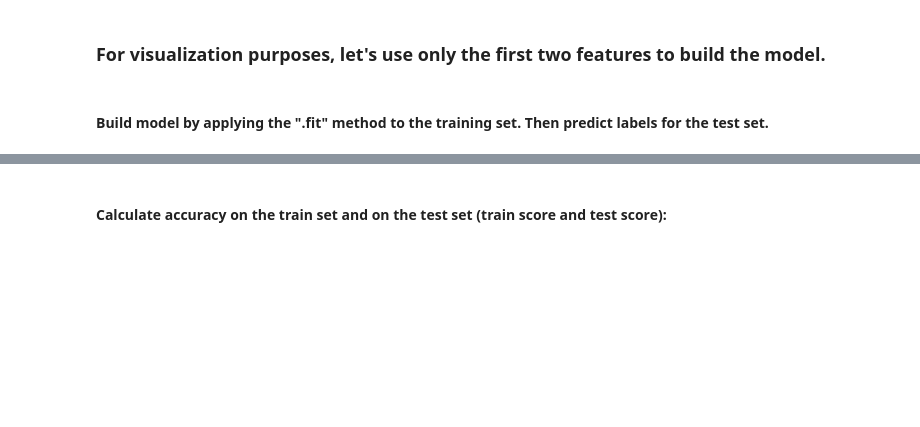
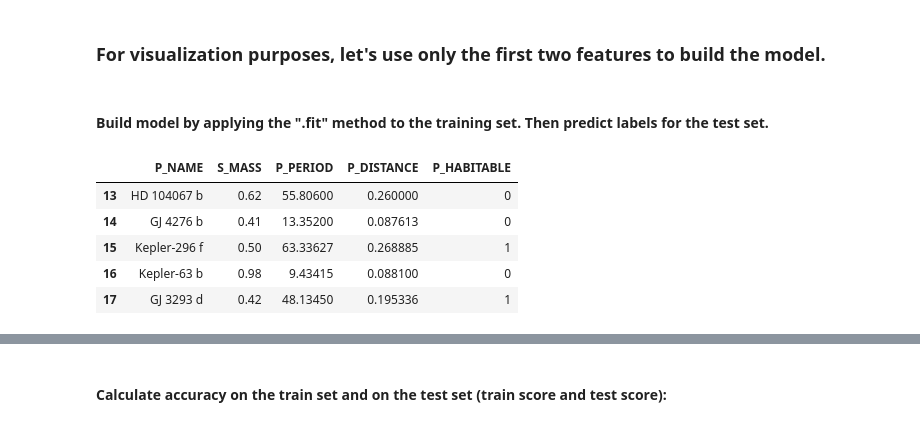
Before and after one commit to henryholland3/phys-448, a Jupyter notebook: Studio Notebooks/Studio2_kNN.ipynb, the cells around one changed output, grey strips where cells are left out. Saved outputs shown, nothing was run; the diff lists cells and outputs as text; code cells hidden in the pictures; blank space fills up the shorter version.

```diff
--- a/Studio Notebooks/Studio2_kNN.ipynb
+++ b/Studio Notebooks/Studio2_kNN.ipynb
@@ -87,4 +119,13 @@ Xtest2D = Xtest.iloc[# Same for the test data set
 # %% [markdown]
 #### Build model by applying the ".fit" method to the training set. Then predict labels for the test set.
+# %%
+TestSet
+# %% [output]
+|  | P_NAME | S_MASS | P_PERIOD | P_DISTANCE | P_HABITABLE |
+| 13 | HD 104067 b | 0.62 | 55.80600 | 0.260000 | 0 |
+| 14 | GJ 4276 b | 0.41 | 13.35200 | 0.087613 | 0 |
+| 15 | Kepler-296 f | 0.50 | 63.33627 | 0.268885 | 1 |
+| 16 | Kepler-63 b | 0.98 | 9.43415 | 0.088100 | 0 |
+| 17 | GJ 3293 d | 0.42 | 48.13450 | 0.195336 | 1 |
 # %%
 # Write code to fit your kNN model to the training data set
```
Also changed, not shown: parts of 24 cells of this notebook, 1 other file.
